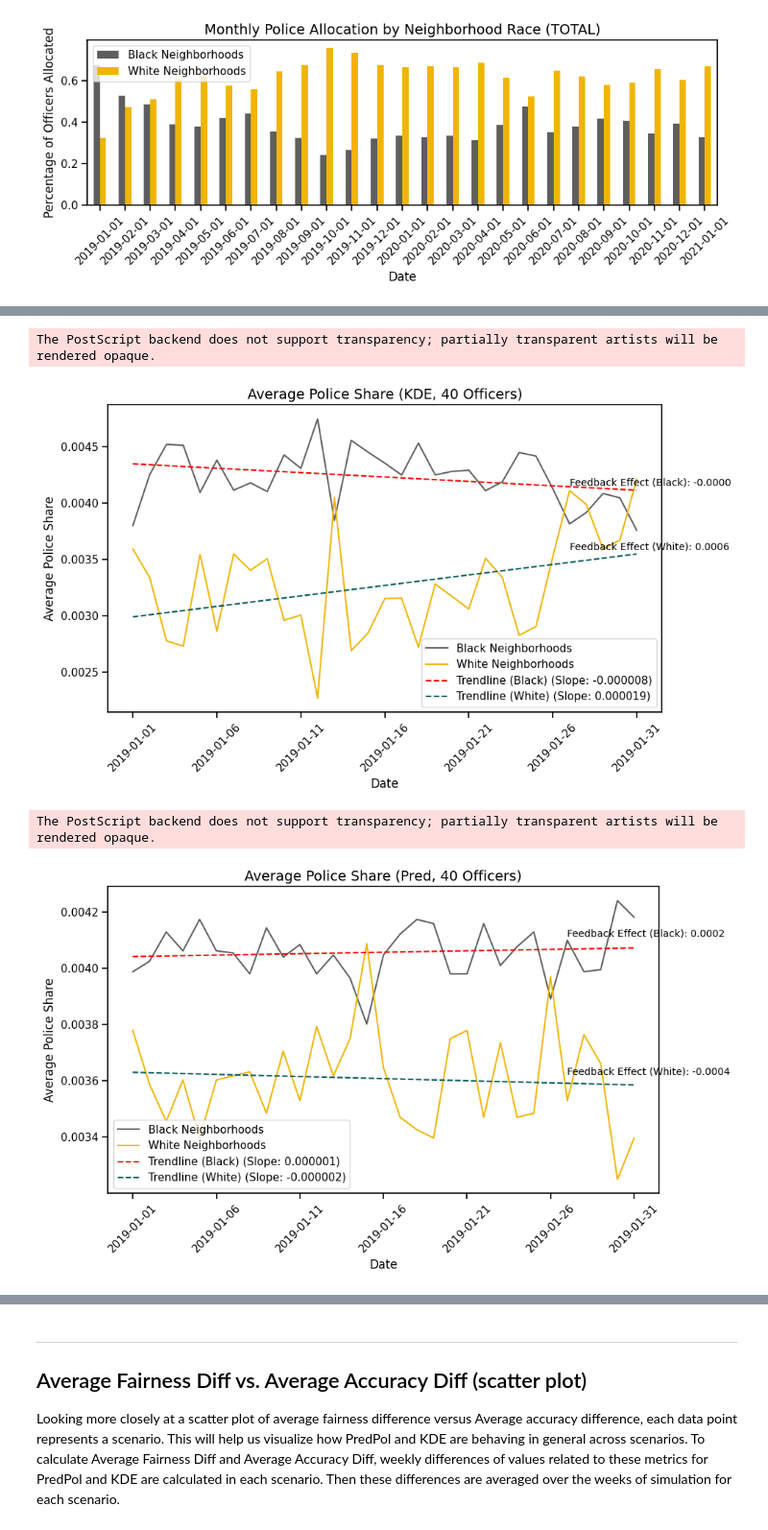
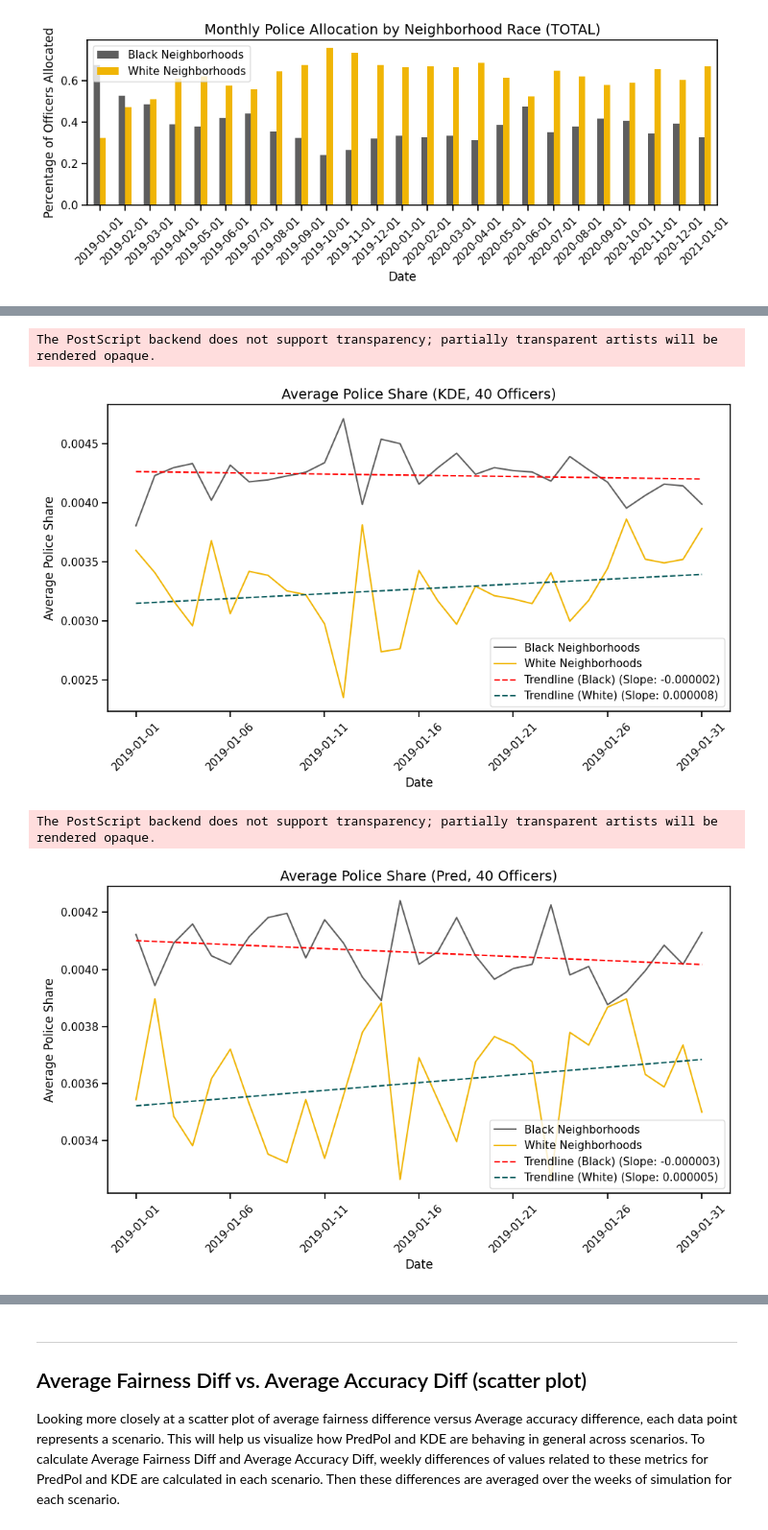
Before and after one commit to saminsemsar/Data_Analysis_Portfolio, a Jupyter notebook: PredictivePolicing/KDE_vs_Pred_paper_Analysis.ipynb, the cells around one changed output, grey strips where cells are left out. Shown at 96% size. Cells and saved outputs as stored; diff of their text form; code cells hidden in the pictures.

```diff
--- a/PredictivePolicing/KDE_vs_Pred_paper_Analysis.ipynb
+++ b/PredictivePolicing/KDE_vs_Pred_paper_Analysis.ipynb
@@ -54,7 +50,8 @@ from hashlib import md5
 from pymannkendall import original_test as mann_kendall
 # %%
 RRF= f'results/Final_Compare/2025-04-18__09-01-34/'
-master_df= pd.read_csv(f'{RRF}Master_Res.csv')
+master_df= pd.read_csv(f'{RRF}Master_Res_sub.csv')
+RRF= RRF +"plots/"
 display(master_df)
 # %% [output]
 |  | prediction_method | duration | crime_type | number_of_police | Algorithm | Neighborhood | Date | nextDate | ... |
@@ -210,7 +207,7 @@ master_df["detection_rate"] = master_df["DetectedNum"] / master_df["PoliceNum"].
 
 
 #based on effective policing: police should be proportionate to crime
-master_df["fairness_gap"] = master_df["police_share"] - master_df["crime_share"]
+master_df["policeCrime_gap"] = master_df["police_share"] - master_df["crime_share"]
 
 
 
@@ -465,15 +465,11 @@ def plot_avg_police_share_with_feedback(pMethod="Monthly", pRep= 0.0, pNum= 40,
             daily_ratios.append({"Date": date, "Black Neighborhoods": black_ratio, "White Neighborhoods": white_ratio, "TotalPoliceOfDay":tp})
 
         ratio_df = pd.DataFrame(daily_ratios).set_index("Date")
-#         ratio_df["Trendline (Black)"], black_slope, black_intercept = calc_trendline_with_params(ratio_df["Black Neighborhoods"])
-#         ratio_df["Trendline (White)"], white_slope, white_intercept = calc_trendline_with_params(ratio_df["White Neighborhoods"])
         ratio_df["Trendline (Black)"], black_slope = calc_trendline(ratio_df["Black Neighborhoods"])
         ratio_df["Trendline (White)"], white_slope = calc_trendline(ratio_df["White Neighborhoods"])
 
         ax.plot(ratio_df.index, ratio_df["Black Neighborhoods"], label="Black Neighborhoods", linestyle='-', color=bcolor)
         ax.plot(ratio_df.index, ratio_df["White Neighborhoods"], label="White Neighborhoods", linestyle='-', color=wcolor)
-#         ax.plot(ratio_df.index, ratio_df["Trendline (Black)"], label=f"Trendline (Black) (Slope: {black_slope:.4f}, Intercept: {black_intercept:.4f})", linestyle='--', color='red')
-#         ax.plot(ratio_df.index, ratio_df["Trendline (White)"], label=f"Trendline (White) (Slope: {white_slope:.4f}, Intercept: {white_intercept:.4f})", linestyle='--', color='blue')
 
         ax.plot(ratio_df.index, ratio_df["Trendline (Black)"], label=f"Trendline (Black) (Slope: {black_slope:.6f})", linestyle='--', color='red')
         ax.plot(ratio_df.index, ratio_df["Trendline (White)"], label=f"Trendline (White) (Slope: {white_slope:.6f})", linestyle='--', color= COLORS[2])
@@ -481,10 +477,10 @@ def plot_avg_police_share_with_feedback(pMethod="Monthly", pRep= 0.0, pNum= 40,
         feedback_effect_black = (ratio_df["Black Neighborhoods"].diff().cumsum()).iloc[-1] #/ len(ratio_df)).iloc[-1]
         feedback_effect_white = (ratio_df["White Neighborhoods"].diff().cumsum() ).iloc[-1]#/ len(ratio_df)).iloc[-1]
 
-        ax.text(ratio_df.index[-5], 1.01*(ratio_df["Trendline (Black)"].iloc[-1]),
-                f"Feedback Effect (Black): {feedback_effect_black:.4f}", fontsize=10, color='black')
-        ax.text(ratio_df.index[-5], 1.01*(ratio_df["Trendline (White)"].iloc[-1]),
-                f"Feedback Effect (White): {feedback_effect_white:.4f}", fontsize=10, color='black')
+#         ax.text(ratio_df.index[-5], 1.01*(ratio_df["Trendline (Black)"].iloc[-1]),
+#                 f"Feedback Effect (Black): {feedback_effect_black:.4f}", fontsize=10, color='black')
+#         ax.text(ratio_df.index[-5], 1.01*(ratio_df["Trendline (White)"].iloc[-1]),
+#                 f"Feedback Effect (White): {feedback_effect_white:.4f}", fontsize=10, color='black')
 
         plt.title(f"Average Police Share ({algorithm}, {pNum} Officers)")
         plt.ylabel("Average Police Share")
@@ -506,9 +502,9 @@ def plot_avg_police_share_with_feedback(pMethod="Monthly", pRep= 0.0, pNum= 40,
         plt.savefig(f'{RRF}/{save_title}.eps', format='eps')
         plt.show()
 # %%
-plot_avg_police_share_with_feedback(pMethod="Daily", pRep= 1.0, pNum= 40, cType="TOTAL")
+    plot_avg_police_share_with_feedback(pMethod="Daily", pRep= 0.4, pNum= 40, cType="TOTAL")
 # %% [output]
 The PostScript backend does not support transparency; partially transparent artists will be rendered opaque.
-[figure, old version]
+[figure, new version]
 The PostScript backend does not support transparency; partially transparent artists will be rendered opaque.
-[figure, old version]
+[figure, new version]
```
Also changed, not shown: parts of 96 cells of this notebook.
